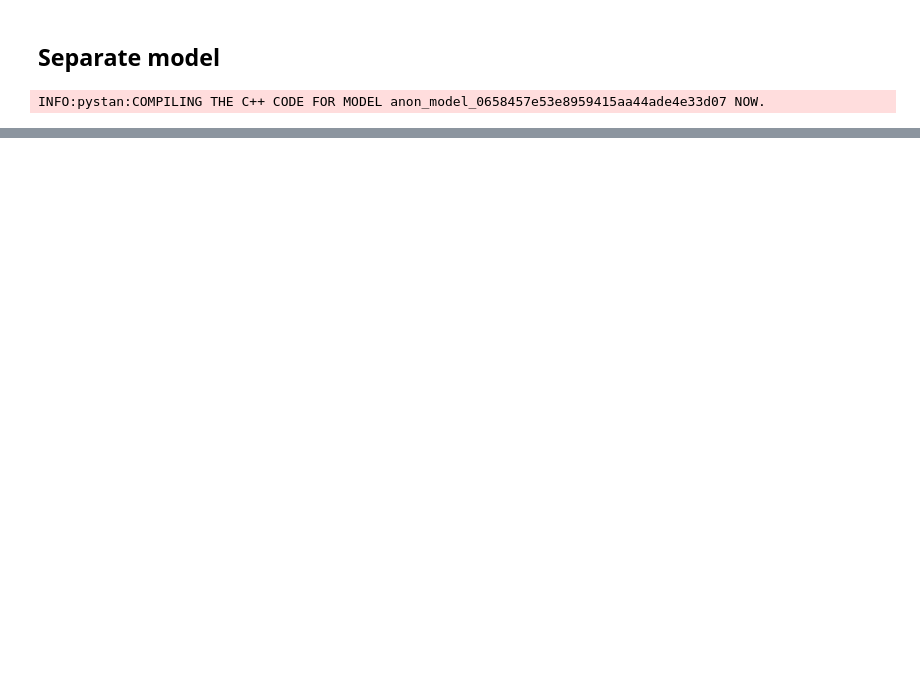
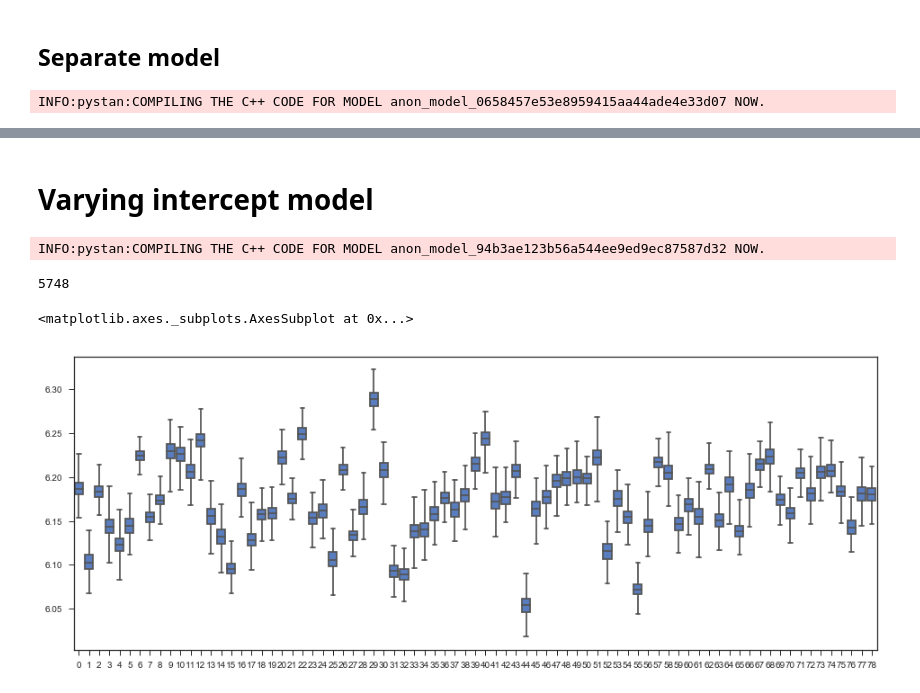
Before and after one commit to cthai721/bda-project, a Jupyter notebook: Effects on Learning of teaching experience.ipynb, the cells around one changed output, grey strips where cells are left out. Cells and saved outputs as stored; diff of their text form; code cells hidden in the pictures; blank space fills up the shorter version.

Commit message:
add new hierarchical models

```diff
--- a/Effects on Learning of teaching experience.ipynb
+++ b/Effects on Learning of teaching experience.ipynb
@@ -507,0 +441,2 @@ plt.show()
+# %% [markdown]
+# Varying intercept model
@@ -507,0 +476,25 @@ plt.show()
+# %%
+varying_intercept_data = {'N': df.shape[0],
+                          'J': 79,
+                          'school': star.schidkn,
+                          'x': df.loc[:,'year_teaching'],
+                          'y': np.log(df.math)}
+
+varying_intercept_fit = pystan.stan(model_code=varying_intercept, data=varying_intercept_data, iter=1000, chains=2)
+# %% [output]
+INFO:pystan:COMPILING THE C++ CODE FOR MODEL anon_model_94b3ae123b56a544ee9ed9ec87587d32 NOW.
+# %%
+star.schidkn.shape[0]
+# %% [output]
+5748
+# %%
+a_sample = pd.DataFrame(varying_intercept_fit['a'])
+# %%
+import seaborn as sns
+sns.set(style="ticks")
+
+plt.figure(figsize=(16, 6))
+sns.boxplot(data=a_sample, whis=np.inf, color="b")
+# %% [output]
+<matplotlib.axes._subplots.AxesSubplot at 0x...>
+[figure, added]
```
Also changed, not shown: parts of 33 cells of this notebook.
